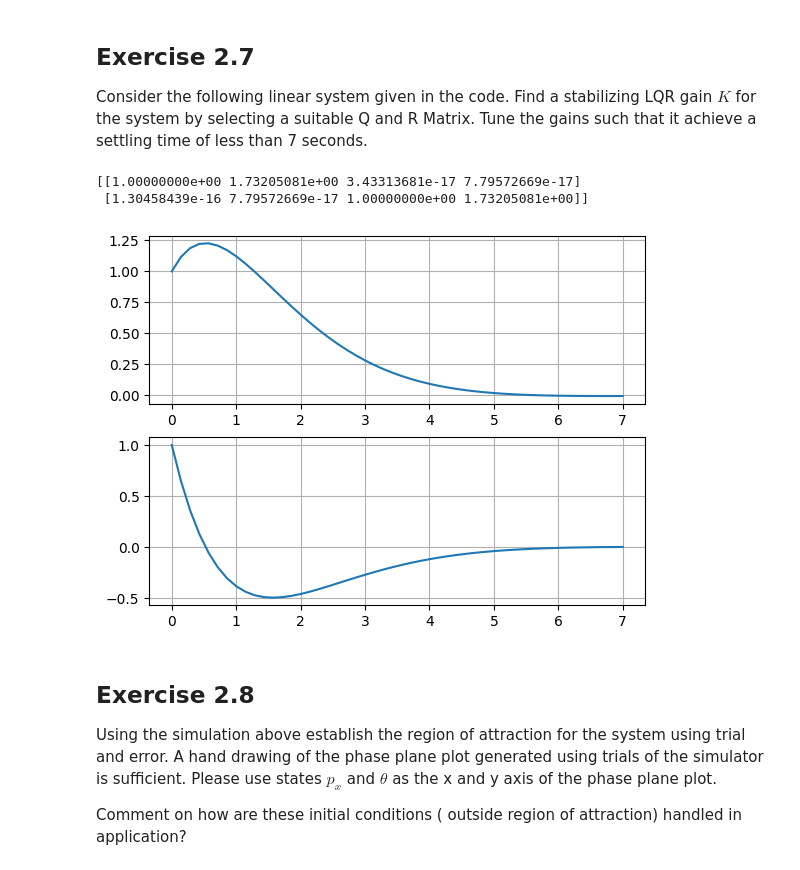
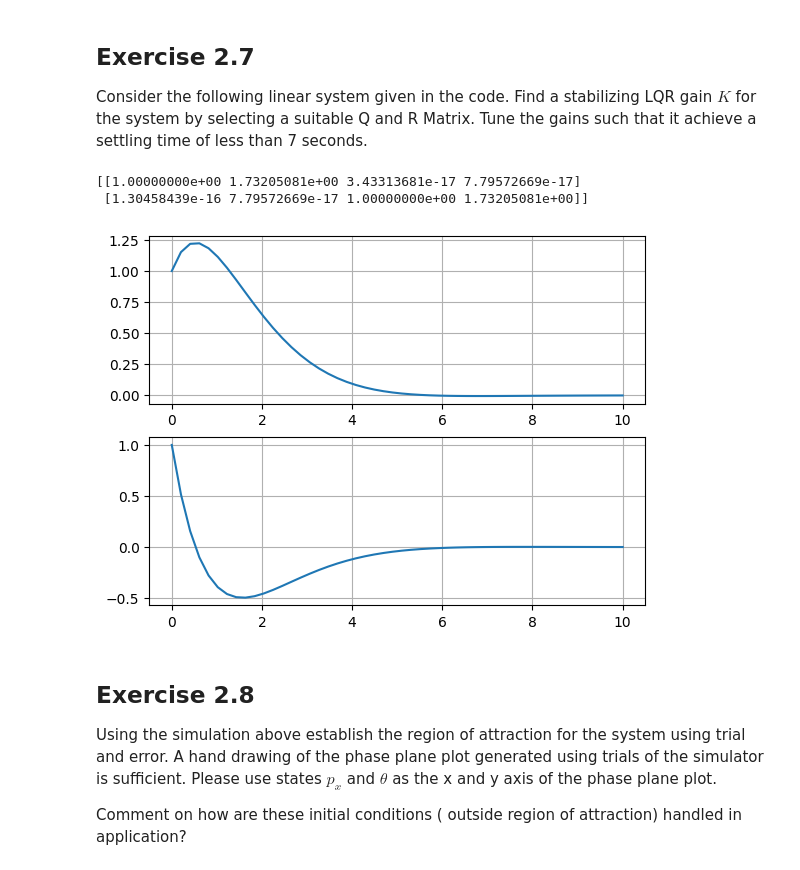
Before and after one commit to amhclark/me7220_gnc, a Jupyter notebook: ME7220_A2.ipynb, the cells around one changed output. Saved outputs shown, nothing was run; the diff lists cells and outputs as text; code cells hidden in the pictures.

```diff
--- a/ME7220_A2.ipynb
+++ b/ME7220_A2.ipynb
@@ -316,35 +322,35 @@ import matplotlib.pyplot as plt
 
 # The state space model
 A= np.array([[0, 1.0, 0.0, 0.0],
              [0, 0,0,0],
              [0, 0,0,1],
              [0, 0,0,0]])
 B= np.array([[0,0],
              [1.0,0],
              [0,0],
              [0,1.0]]);
 C= np.eye(4);
 
 #LQR Implementation
 Q = np.eye(4)
 R = np.eye(2)
 Kc = ct.lqr(A,B,Q,R)[0]
 print(Kc)
 
 
 #the new autonoumous system becomes dx= (A-B*Kc)x
 A_new= A - B @ Kc
 
 sys = ct.ss(A_new,[0,0,0,0],C,0)  # Define the system
-T, yout =ct.initial_response(sys,np.linspace(0.0, 7.0, num=50),[1,1,1,1])  # simulate the system model
+T, yout =ct.initial_response(sys,np.linspace(0.0, 10.0, num=50),[1,1,1,1])  # simulate the system model
 #for 7 seconds using an initial condition of (1,2)
 fig, axs = plt.subplots(2, 1)
 axs[0].plot(T,yout[0]);axs[0].grid()
 axs[1].plot(T,yout[1]);axs[1].grid()
 # %% [output]
 [[1.00000000e+00 1.73205081e+00 3.43313681e-17 7.79572669e-17]
  [1.30458439e-16 7.79572669e-17 1.00000000e+00 1.73205081e+00]]
-[figure, old version]
+[figure, new version]
 # %% [markdown]
 ## Exercise 2.8
 
```
Also changed, not shown: parts of 2 cells of this notebook.
